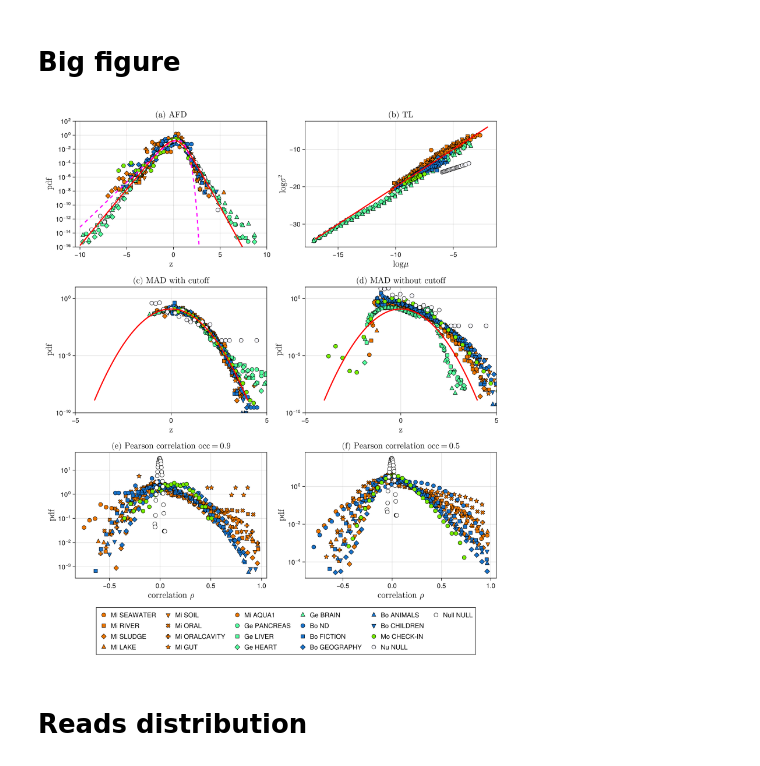
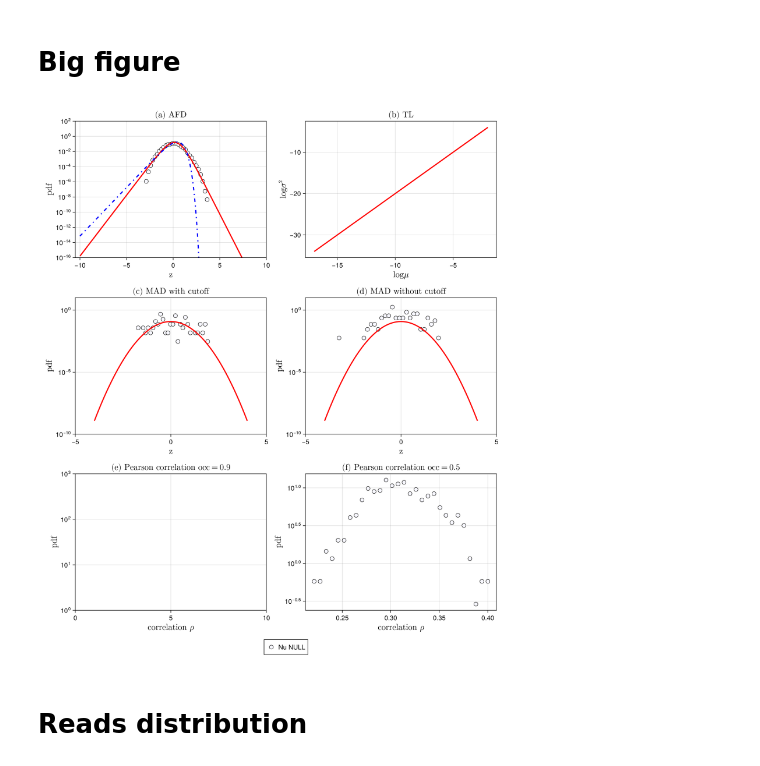
Before and after one commit to luca430/Meris, a Jupyter notebook: CompAnalysis.ipynb, the cells around one changed output. Cells and saved outputs as stored; diff of their text form; code cells hidden in the pictures.

```diff
--- a/CompAnalysis.ipynb
+++ b/CompAnalysis.ipynb
@@ -181,8 +181,10 @@ ax6 = Axis(fig[3, 2]; yscale=log10,
 # markers, colors and labels to distinguish different datasets
 shapes = (:circle, :rect, :diamond, :utriangle,
           :dtriangle, :xcross, :cross, :star5, :hexagon)
-colors = (:darkorange2, :seagreen1, :dodgerblue3, :chartreuse2, :ghostwhite)
-env_labels = ["Mi", "Ge", "Bo", "Mo", "Nu"];
+# colors = (:darkorange2, :seagreen1, :dodgerblue3, :chartreuse2, :ghostwhite)
+colors = [:ghostwhite]
+# env_labels = ["Mi", "Ge", "Bo", "Mo", "Nu"]
+env_labels = ["Nu"]
 
 # shared containers
 all_plots   = Plot[]
@@ -215,7 +217,7 @@ end
 
 zrange = -10:0.01:10
 lines!(ax1, zrange, 10 .^ Utils.lrl(zrange, 1.5); color=:red, linewidth=2.5)
-lines!(ax1, zrange, 10 .^ Utils.lrg(zrange, 1); color=:magenta, linewidth=2.5, linestyle=:dash)
+lines!(ax1, zrange, 10 .^ Utils.lrg(zrange, 1); color=:blue, linewidth=2.5, linestyle=:dashdot)
 
 # --- TL ---
 for (j, tl) in enumerate(TLs)
@@ -298,8 +300,12 @@ xrange = -4:0.01:4
 lines!(ax4, xrange, 10 .^ Utils.lrln(xrange, 1); color=:red, linewidth=2.5, linestyle=:solid)
 
 # --- Correlations occ = 0.9 ---
-colors = (:darkorange2, :dodgerblue3, :chartreuse2, :white)
-env_labels = ["Mi", "Bo", "Mo", "Null"];
+# colors = (:darkorange2, :dodgerblue3, :chartreuse2, :white)
+# env_labels = ["Mi", "Bo", "Mo", "Null"];
+
+colors = [:ghostwhite]
+env_labels = ["Nu"]
+
 for (j, corr) in enumerate(CORRs_9)
     for (i, key) in enumerate(keys(corr))
         x, y = corr[key]
@@ -330,34 +336,34 @@ for (j, corr) in enumerate(CORRs_5)
         lbl = "$(env_labels[j]) $key"
         # decide if this one goes in the legend
         show_label = lbl ∉ seen_labels ? lbl : ""
         if lbl ∉ seen_labels
             push!(seen_labels, lbl)
             sc = scatter!(ax6, x, y;
                           label=lbl,
                           color=colors[j], marker=shapes[i],
                           markersize=12, strokewidth=0.8, strokecolor=:black)
             push!(all_plots, sc)
             push!(all_labels, lbl)
         else
             scatter!(ax6, x, y;
                      label="",
                      color=colors[j], marker=shapes[i],
                      markersize=12, strokewidth=0.8, strokecolor=:black)
         end
     end
 end
 
 # Legend
 fig[4, 1:2] = Legend(fig, all_plots, all_labels;
     title       = "Data",
     orientation = :horizontal,
     nbanks      = 4,
     labelsize   = 14
 )
 
 fig
 # %% [output]
-[figure, old version]
+[figure, new version]
 # %%
 # save("./Images/big_figure.pdf", fig)
 # %% [markdown]
```
Also changed, not shown: parts of 3 cells of this notebook, 4 other files.
